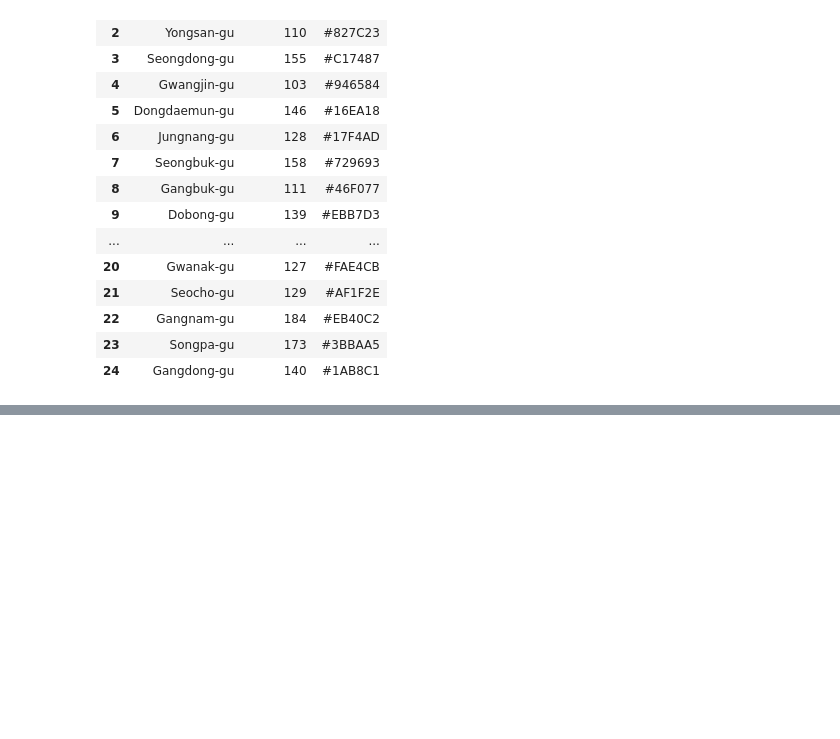
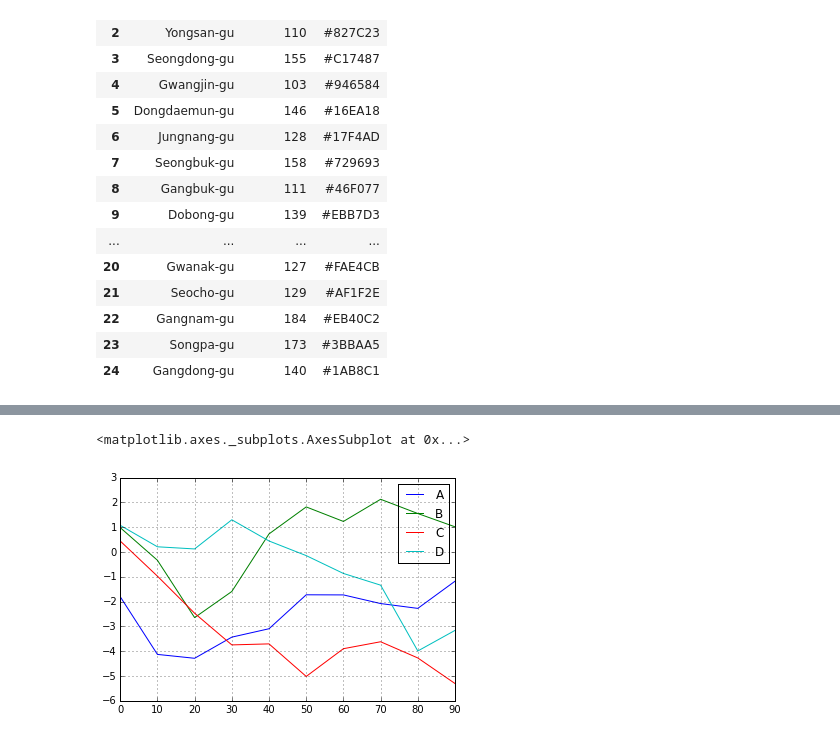
Before and after one commit to lseongjoo/bigpy, a Jupyter notebook: 시각화.ipynb, the cells around one changed output, grey strips where cells are left out. Saved outputs shown, nothing was run; the diff lists cells and outputs as text; code cells hidden in the pictures; blank space fills up the shorter version.

```diff
--- a/시각화.ipynb
+++ b/시각화.ipynb
@@ -114,0 +142,4 @@ with open(result_svg_filepath, 'w') as svg:
+# %%
+df = DataFrame(np.random.randn(10,4).cumsum(0),
+              columns=['A','B','C','D'],
+              index=np.arange(0,100,10))
@@ -114,0 +160,5 @@ with open(result_svg_filepath, 'w') as svg:
+# %%
+df.plot()
+# %% [output]
+<matplotlib.axes._subplots.AxesSubplot at 0x...>
+[figure, added]
```
Also changed, not shown: parts of 22 cells of this notebook, 1 other file.
